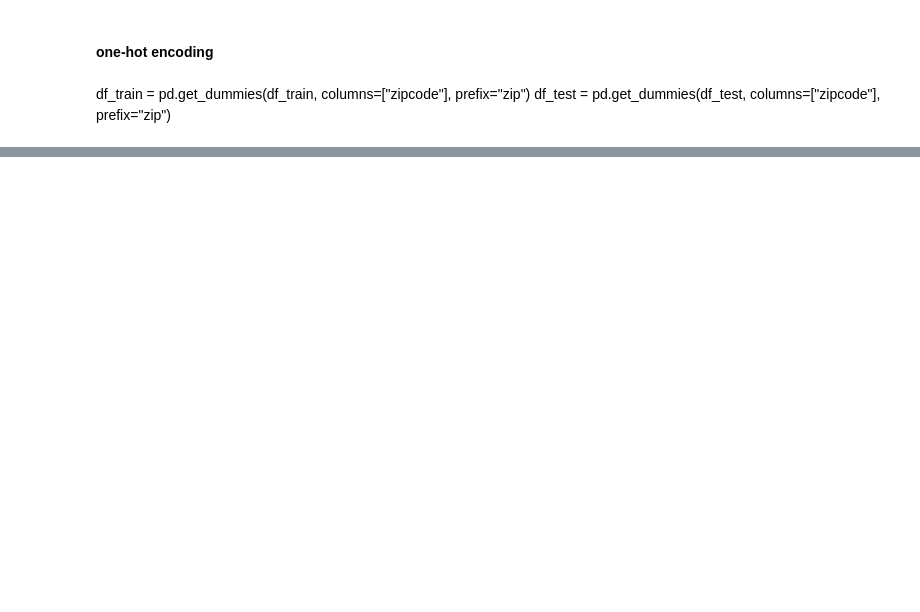
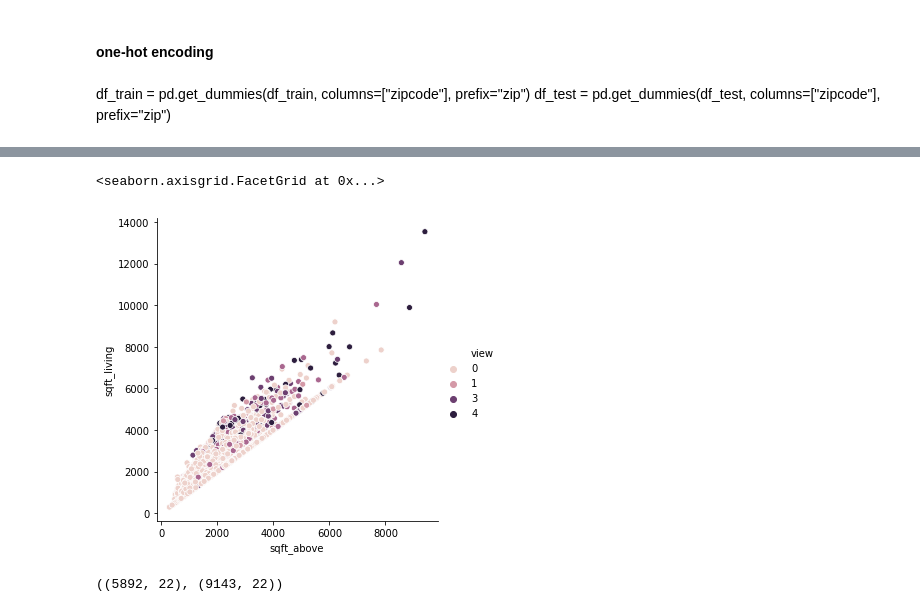
Before and after one commit to Cornelii/kaggle, a Jupyter notebook: kaggle_tutorial/Home Sales kernel2-Copy2.ipynb, the cells around one changed output, grey strips where cells are left out. Drawn from its saved outputs; the diff is of its cells as text; code cells hidden in the pictures; blank space fills up the shorter version.

```diff
--- a/kaggle_tutorial/Home Sales kernel2-Copy2.ipynb
+++ b/kaggle_tutorial/Home Sales kernel2-Copy2.ipynb
@@ -292,0 +182,5 @@ Model ridge CV score : 0.8073
+# %%
+sns.relplot(x='sqft_above', y='sqft_living', hue='view', data=df_train)
+# %% [output]
+<seaborn.axisgrid.FacetGrid at 0x...>
+[figure, added]
@@ -292,0 +190,4 @@ Model ridge CV score : 0.8073
+# %%
+par1.shape, par2.shape
+# %% [output]
+((5892, 22), (9143, 22))
```
Also changed, not shown: parts of 86 cells of this notebook, 3 other files.
